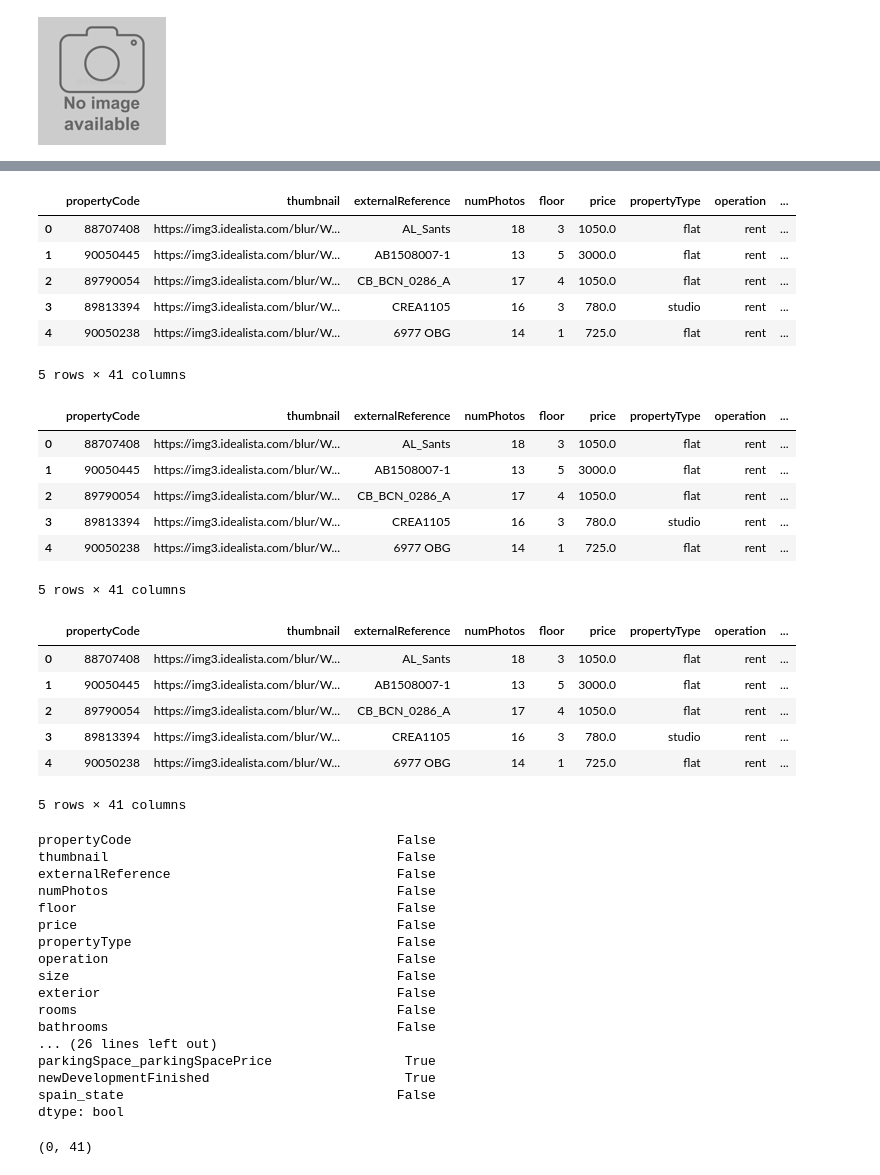
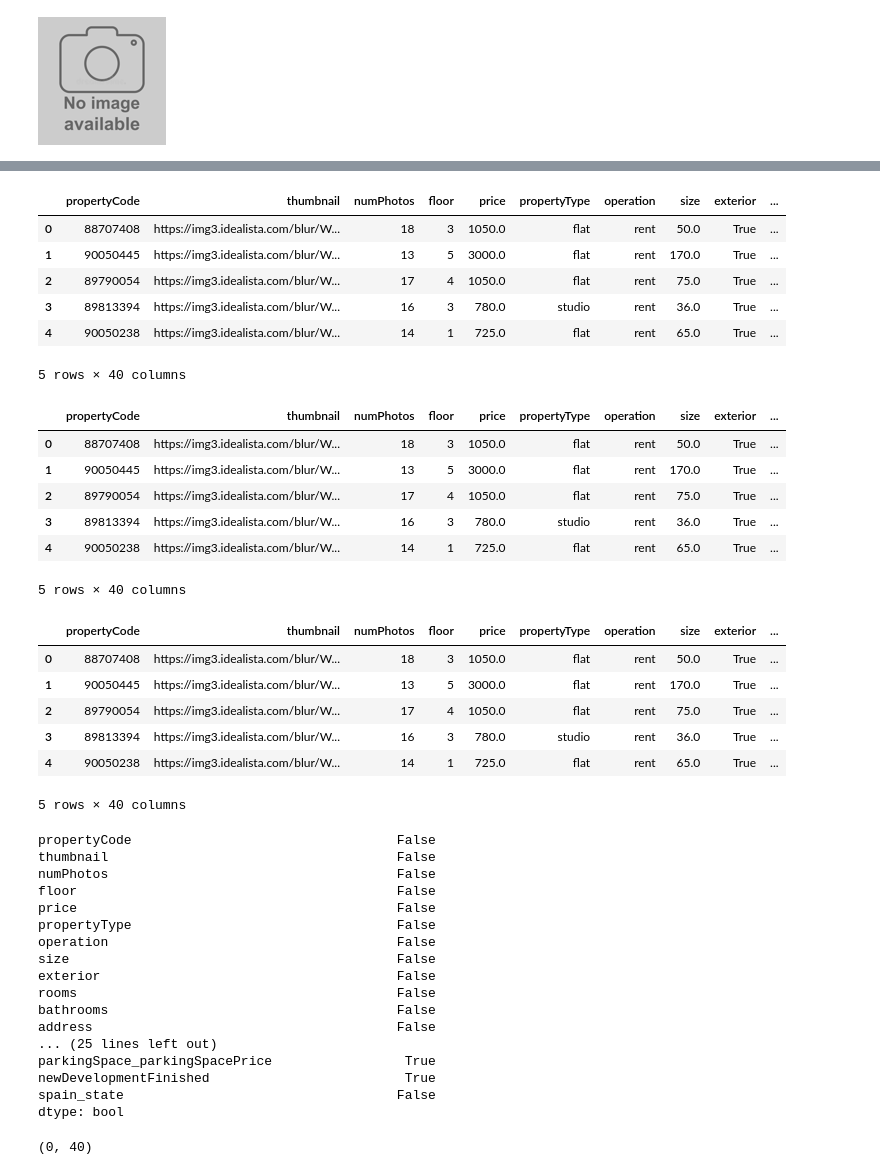
Before and after one commit to Guillem96/idealista-big-data-project, a Jupyter notebook: idealista-python/notebooks/2. Data Cleaning.ipynb, the cells around one changed output, grey strips where cells are left out. Saved outputs shown, nothing was run; the diff lists cells and outputs as text; code cells hidden in the pictures.

Commit message:
Add 2 more columns data cleaning

```diff
--- a/idealista-python/notebooks/2. Data Cleaning.ipynb
+++ b/idealista-python/notebooks/2. Data Cleaning.ipynb
@@ -119,0 +140,2 @@ download_image(df[nan_thumbnail_mask]['thumbnail'].iloc[0]).resize((128, 128))
+# %%
+df.drop('externalReference', axis='columns', inplace=True)
@@ -119,0 +193,2 @@ download_image(df[nan_thumbnail_mask]['thumbnail'].iloc[0]).resize((128, 128))
+# %%
+df.loc[(df.propertyType == 'countryHouse') & df.floor.isna(), 'floor'] = 'bj'
@@ -119,0 +197,2 @@ download_image(df[nan_thumbnail_mask]['thumbnail'].iloc[0]).resize((128, 128))
+# %%
+df.loc[(df.propertyType == 'chalet') & df.floor.isna(), 'floor'] = 'bj'
@@ -125,13 +218,13 @@ TODO
 df['parkingSpace_hasParkingSpace'].fillna(False, inplace=True)
 df.head()
 # %% [output]
-|  | propertyCode | thumbnail | externalReference | numPhotos | floor | price | propertyType | operation | ... |
-| 0 | 88707408 | https://img3.idealista.com/blur/W... | AL_Sants | 18 | 3 | 1050.0 | flat | rent | ... |
-| 1 | 90050445 | https://img3.idealista.com/blur/W... | AB1508007-1 | 13 | 5 | 3000.0 | flat | rent | ... |
-| 2 | 89790054 | https://img3.idealista.com/blur/W... | CB_BCN_0286_A | 17 | 4 | 1050.0 | flat | rent | ... |
-| 3 | 89813394 | https://img3.idealista.com/blur/W... | CREA1105 | 16 | 3 | 780.0 | studio | rent | ... |
-| 4 | 90050238 | https://img3.idealista.com/blur/W... | 6977 OBG | 14 | 1 | 725.0 | flat | rent | ... |
+|  | propertyCode | thumbnail | numPhotos | floor | price | propertyType | operation | size | exterior | ... |
+| 0 | 88707408 | https://img3.idealista.com/blur/W... | 18 | 3 | 1050.0 | flat | rent | 50.0 | True | ... |
+| 1 | 90050445 | https://img3.idealista.com/blur/W... | 13 | 5 | 3000.0 | flat | rent | 170.0 | True | ... |
+| 2 | 89790054 | https://img3.idealista.com/blur/W... | 17 | 4 | 1050.0 | flat | rent | 75.0 | True | ... |
+| 3 | 89813394 | https://img3.idealista.com/blur/W... | 16 | 3 | 780.0 | studio | rent | 36.0 | True | ... |
+| 4 | 90050238 | https://img3.idealista.com/blur/W... | 14 | 1 | 725.0 | flat | rent | 65.0 | True | ... |
-5 rows × 41 columns
+5 rows × 40 columns
 # %%
 has_parking_mask = (~df.parkingSpace_hasParkingSpace.isna()) & df.parkingSpace_hasParkingSpace
 df.loc[has_parking_mask & df.parkingSpace_isParkingSpaceIncludedInPrice, 'parkingSpace_parkingSpacePrice'] = 0
@@ -139,34 +232,32 @@ df.loc[has_parking_mask & df.parkingSpace_isParkingSpaceIncludedInPrice, 'parkin
 
 df.head()
 # %% [output]
-|  | propertyCode | thumbnail | externalReference | numPhotos | floor | price | propertyType | operation | ... |
-| 0 | 88707408 | https://img3.idealista.com/blur/W... | AL_Sants | 18 | 3 | 1050.0 | flat | rent | ... |
-| 1 | 90050445 | https://img3.idealista.com/blur/W... | AB1508007-1 | 13 | 5 | 3000.0 | flat | rent | ... |
-| 2 | 89790054 | https://img3.idealista.com/blur/W... | CB_BCN_0286_A | 17 | 4 | 1050.0 | flat | rent | ... |
-| 3 | 89813394 | https://img3.idealista.com/blur/W... | CREA1105 | 16 | 3 | 780.0 | studio | rent | ... |
-| 4 | 90050238 | https://img3.idealista.com/blur/W... | 6977 OBG | 14 | 1 | 725.0 | flat | rent | ... |
+|  | propertyCode | thumbnail | numPhotos | floor | price | propertyType | operation | size | exterior | ... |
+| 0 | 88707408 | https://img3.idealista.com/blur/W... | 18 | 3 | 1050.0 | flat | rent | 50.0 | True | ... |
+| 1 | 90050445 | https://img3.idealista.com/blur/W... | 13 | 5 | 3000.0 | flat | rent | 170.0 | True | ... |
+| 2 | 89790054 | https://img3.idealista.com/blur/W... | 17 | 4 | 1050.0 | flat | rent | 75.0 | True | ... |
+| 3 | 89813394 | https://img3.idealista.com/blur/W... | 16 | 3 | 780.0 | studio | rent | 36.0 | True | ... |
+| 4 | 90050238 | https://img3.idealista.com/blur/W... | 14 | 1 | 725.0 | flat | rent | 65.0 | True | ... |
-5 rows × 41 columns
+5 rows × 40 columns
 # %%
 df['parkingSpace_isParkingSpaceIncludedInPrice'].fillna(False, inplace=True)
-df['detailedType_subTypology'].fillna("unknown", inplace=True)
-df['thumbnail'].fillna('', inplace=True)
-df['externalReference'].fillna('', inplace=True)
-df['floor'].fillna('', inplace=True)
+# df['detailedType_subTypology'].fillna("unknown", inplace=True)
+# df['externalReference'].fillna('', inplace=True)
+# df['floor'].fillna('', inplace=True)
 df.head()
 # %% [output]
-|  | propertyCode | thumbnail | externalReference | numPhotos | floor | price | propertyType | operation | ... |
-| 0 | 88707408 | https://img3.idealista.com/blur/W... | AL_Sants | 18 | 3 | 1050.0 | flat | rent | ... |
-| 1 | 90050445 | https://img3.idealista.com/blur/W... | AB1508007-1 | 13 | 5 | 3000.0 | flat | rent | ... |
-| 2 | 89790054 | https://img3.idealista.com/blur/W... | CB_BCN_0286_A | 17 | 4 | 1050.0 | flat | rent | ... |
-| 3 | 89813394 | https://img3.idealista.com/blur/W... | CREA1105 | 16 | 3 | 780.0 | studio | rent | ... |
-| 4 | 90050238 | https://img3.idealista.com/blur/W... | 6977 OBG | 14 | 1 | 725.0 | flat | rent | ... |
+|  | propertyCode | thumbnail | numPhotos | floor | price | propertyType | operation | size | exterior | ... |
+| 0 | 88707408 | https://img3.idealista.com/blur/W... | 18 | 3 | 1050.0 | flat | rent | 50.0 | True | ... |
+| 1 | 90050445 | https://img3.idealista.com/blur/W... | 13 | 5 | 3000.0 | flat | rent | 170.0 | True | ... |
+| 2 | 89790054 | https://img3.idealista.com/blur/W... | 17 | 4 | 1050.0 | flat | rent | 75.0 | True | ... |
+| 3 | 89813394 | https://img3.idealista.com/blur/W... | 16 | 3 | 780.0 | studio | rent | 36.0 | True | ... |
+| 4 | 90050238 | https://img3.idealista.com/blur/W... | 14 | 1 | 725.0 | flat | rent | 65.0 | True | ... |
-5 rows × 41 columns
+5 rows × 40 columns
 # %%
 df.isna().any(0)
 # %% [output]
 propertyCode                                  False
 thumbnail                                     False
-externalReference                             False
 numPhotos                                     False
 floor                                         False
 price                                         False
@@ -176,7 +267,8 @@ size                                          False
 exterior                                      False
 rooms                                         False
 bathrooms                                     False
-... (26 lines left out)
+address                                       False
+... (25 lines left out)
 parkingSpace_parkingSpacePrice                 True
 newDevelopmentFinished                         True
 spain_state                                   False
@@ -184,4 +276,4 @@ dtype: bool
 # %%
 df[df.floor.isna() & (df.propertyType =='flat')].shape
 # %% [output]
-(0, 41)
+(0, 40)
```
Also changed, not shown: parts of 17 cells of this notebook.
